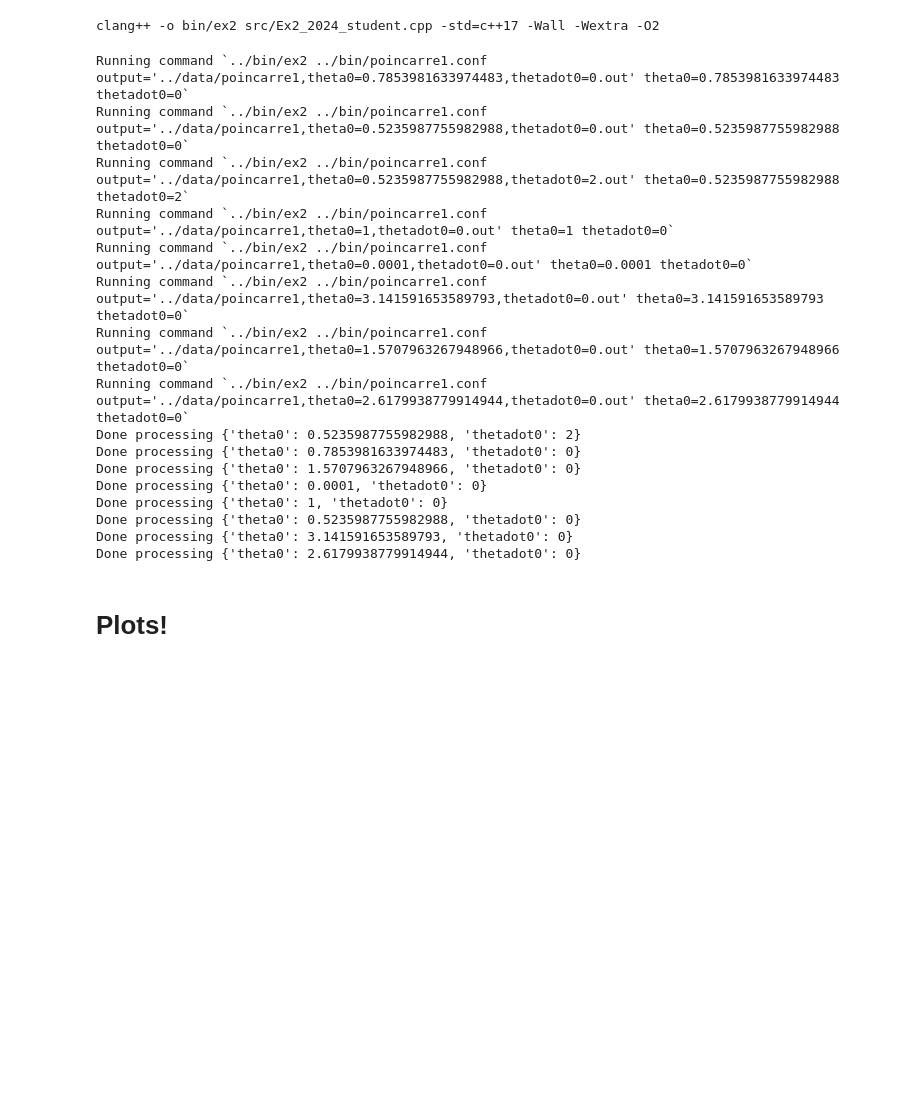
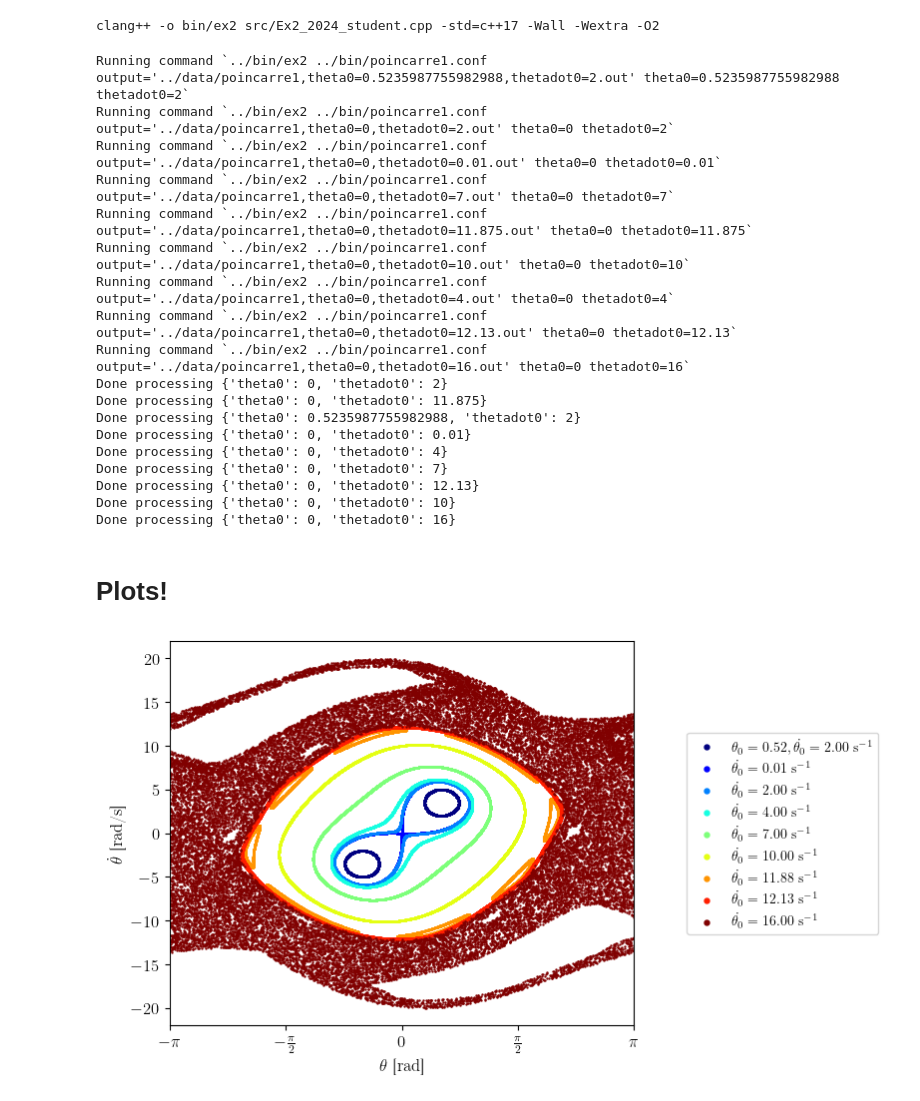
Before and after one commit to TomVdt/PhysNum, a Jupyter notebook: exercice2/analysis/analysis3civ.ipynb, the cells around one changed output. Drawn from its saved outputs; the diff is of its cells as text; code cells hidden in the pictures; blank space fills up the shorter version.

```diff
--- a/exercice2/analysis/analysis3civ.ipynb
+++ b/exercice2/analysis/analysis3civ.ipynb
@@ -79,9 +79,25 @@ clang++ -o bin/ex2 src/Ex2_2024_student.cpp -std=c++17 -Wall -Wextra -O2
 from concurrent.futures import ProcessPoolExecutor, Future
 all_params = (
     {'theta0': np.pi/6, 'thetadot0': 2},
-    *({'theta0': i, 'thetadot0': 0} for i in [
-        0.0001, np.pi/6, np.pi/4, 1, np.pi/2, 5*np.pi/6, np.pi-1e-6
+    *({'theta0': 0, 'thetadot0': i} for i in [
+        # Peanut
+        0.01, 2, 4,
+        # Border
+        7, 10, 11.875,
+        12.13,
+        # Chaos
+        16
     ]),
+    # {'theta0': 7*np.pi/11, 'thetadot0': 0},
+    # {'theta0': 14*np.pi/23, 'thetadot0': 0},
+    # *({'theta0': i, 'thetadot0': 0} for i in [
+    #     # Peanut
+    #     0.0001, np.pi/6, np.pi/4, np.pi/2,
+    #     # Border
+    #     7*np.pi/11, 8*np.pi/13, 14*np.pi/23,
+    #     # Chaos
+    #     5*np.pi/6, np.pi-1e-6
+    # ]),
 )
 
 def done(fut: Future):
@@ -103,22 +119,24 @@ with ProcessPoolExecutor(max_workers=8) as p:
 #     outputs.append(output_file)
 #     run(f'{config_path}{config_name}{config_ext}', output_file, params)
 # %% [output]
-Running command `../bin/ex2 ../bin/poincarre1.conf output='../data/poincarre1,theta0=0.7853981633974483,thetadot0=0.out' theta0=0.7853981633974483 thetadot0=0`
-Running command `../bin/ex2 ../bin/poincarre1.conf output='../data/poincarre1,theta0=0.5235987755982988,thetadot0=0.out' theta0=0.5235987755982988 thetadot0=0`
 Running command `../bin/ex2 ../bin/poincarre1.conf output='../data/poincarre1,theta0=0.5235987755982988,thetadot0=2.out' theta0=0.5235987755982988 thetadot0=2`
-Running command `../bin/ex2 ../bin/poincarre1.conf output='../data/poincarre1,theta0=1,thetadot0=0.out' theta0=1 thetadot0=0`
-Running command `../bin/ex2 ../bin/poincarre1.conf output='../data/poincarre1,theta0=0.0001,thetadot0=0.out' theta0=0.0001 thetadot0=0`
-Running command `../bin/ex2 ../bin/poincarre1.conf output='../data/poincarre1,theta0=3.141591653589793,thetadot0=0.out' theta0=3.141591653589793 thetadot0=0`
-Running command `../bin/ex2 ../bin/poincarre1.conf output='../data/poincarre1,theta0=1.5707963267948966,thetadot0=0.out' theta0=1.5707963267948966 thetadot0=0`
-Running command `../bin/ex2 ../bin/poincarre1.conf output='../data/poincarre1,theta0=2.6179938779914944,thetadot0=0.out' theta0=2.6179938779914944 thetadot0=0`
+Running command `../bin/ex2 ../bin/poincarre1.conf output='../data/poincarre1,theta0=0,thetadot0=2.out' theta0=0 thetadot0=2`
+Running command `../bin/ex2 ../bin/poincarre1.conf output='../data/poincarre1,theta0=0,thetadot0=0.01.out' theta0=0 thetadot0=0.01`
+Running command `../bin/ex2 ../bin/poincarre1.conf output='../data/poincarre1,theta0=0,thetadot0=7.out' theta0=0 thetadot0=7`
+Running command `../bin/ex2 ../bin/poincarre1.conf output='../data/poincarre1,theta0=0,thetadot0=11.875.out' theta0=0 thetadot0=11.875`
+Running command `../bin/ex2 ../bin/poincarre1.conf output='../data/poincarre1,theta0=0,thetadot0=10.out' theta0=0 thetadot0=10`
+Running command `../bin/ex2 ../bin/poincarre1.conf output='../data/poincarre1,theta0=0,thetadot0=4.out' theta0=0 thetadot0=4`
+Running command `../bin/ex2 ../bin/poincarre1.conf output='../data/poincarre1,theta0=0,thetadot0=12.13.out' theta0=0 thetadot0=12.13`
+Running command `../bin/ex2 ../bin/poincarre1.conf output='../data/poincarre1,theta0=0,thetadot0=16.out' theta0=0 thetadot0=16`
+Done processing {'theta0': 0, 'thetadot0': 2}
+Done processing {'theta0': 0, 'thetadot0': 11.875}
 Done processing {'theta0': 0.5235987755982988, 'thetadot0': 2}
-Done processing {'theta0': 0.7853981633974483, 'thetadot0': 0}
-Done processing {'theta0': 1.5707963267948966, 'thetadot0': 0}
-Done processing {'theta0': 0.0001, 'thetadot0': 0}
-Done processing {'theta0': 1, 'thetadot0': 0}
-Done processing {'theta0': 0.5235987755982988, 'thetadot0': 0}
-Done processing {'theta0': 3.141591653589793, 'thetadot0': 0}
-Done processing {'theta0': 2.6179938779914944, 'thetadot0': 0}
+Done processing {'theta0': 0, 'thetadot0': 0.01}
+Done processing {'theta0': 0, 'thetadot0': 4}
+Done processing {'theta0': 0, 'thetadot0': 7}
+Done processing {'theta0': 0, 'thetadot0': 12.13}
+Done processing {'theta0': 0, 'thetadot0': 10}
+Done processing {'theta0': 0, 'thetadot0': 16}
 # %%
 # Load stuff in memory
 all_data = {}
@@ -129,31 +147,40 @@ for file, params in zip(outputs, all_params):
 # %% [markdown]
 # Plots!
 # %%
-%matplotlib qt
+%matplotlib inline
 # plt.close()
-for (params, data) in all_data.values():
+colors = mpl.colormaps['jet'](np.linspace(0, 1, len(all_data)))
+for i, (params, data) in enumerate(all_data.values()):
     theta, thetadot = data[:,1], data[:,2]
     modded = np.mod(theta+np.pi,2*np.pi)-np.pi
     # if params['thetadot0']>0:
-    plt.scatter(modded, thetadot, s=1, marker='.',
-                label=f"$\\theta_0={params['theta0']:.2f}, \\dot{{\\theta_0}}={params['thetadot0']:.2f} s^{{-1}}$")
+    if params['theta0'] != 0:
+        label = f"$\\theta_0={params['theta0']:.2f}, \\dot{{\\theta_0}}={params['thetadot0']:.2f}$ s$^{{-1}}$"
+    else:
+        label = f"$\\dot{{\\theta_0}}={params['thetadot0']:.2f}$ s$^{{-1}}$"
+    plt.scatter(
+        modded, thetadot, s=2, marker='.', color=colors[i],
+        label=label
+    )
     # else:
     #     plt.scatter(modded, thetadot, s=1, marker='.', label=f"$\\theta_0={params['theta0']:.2f}$")
 plt.xlabel(r'$\theta$ [rad]')
 plt.ylabel(r'$\dot{\theta}$ [rad/s]')
 plt.legend(loc='center left', bbox_to_anchor=(1.1, 0.5), markerscale=5)
 # plt.grid()
 plt.xlim(-np.pi, np.pi)
 ticks = np.arange(-np.pi, np.pi+0.1, np.pi/2)
 # labels = [
 #     r'$-\pi$', r'$-\frac{3\pi}{4}$', r'$-\frac{\pi}{2}$', r'$-\frac{\pi}{4}$',
 #     r'$0$', r'$\frac{\pi}{4}$', r'$\frac{\pi}{2}$', r'$\frac{3\pi}{4}$', r'$\pi$',
 # ]
 labels = [
     r'$-\pi$', r'$-\frac{\pi}{2}$',
     r'$0$', r'$\frac{\pi}{2}$', r'$\pi$',
 ]
 plt.xticks(ticks, labels)
 # plt.axis('equal')
-plt.savefig(export_path + 'poincare_overkill.png')
+plt.savefig(export_path + 'poincare_overkill.png', dpi=200)
 plt.show()
+# %% [output]
+[figure, added]
```
Also changed, not shown: 5 other files.
